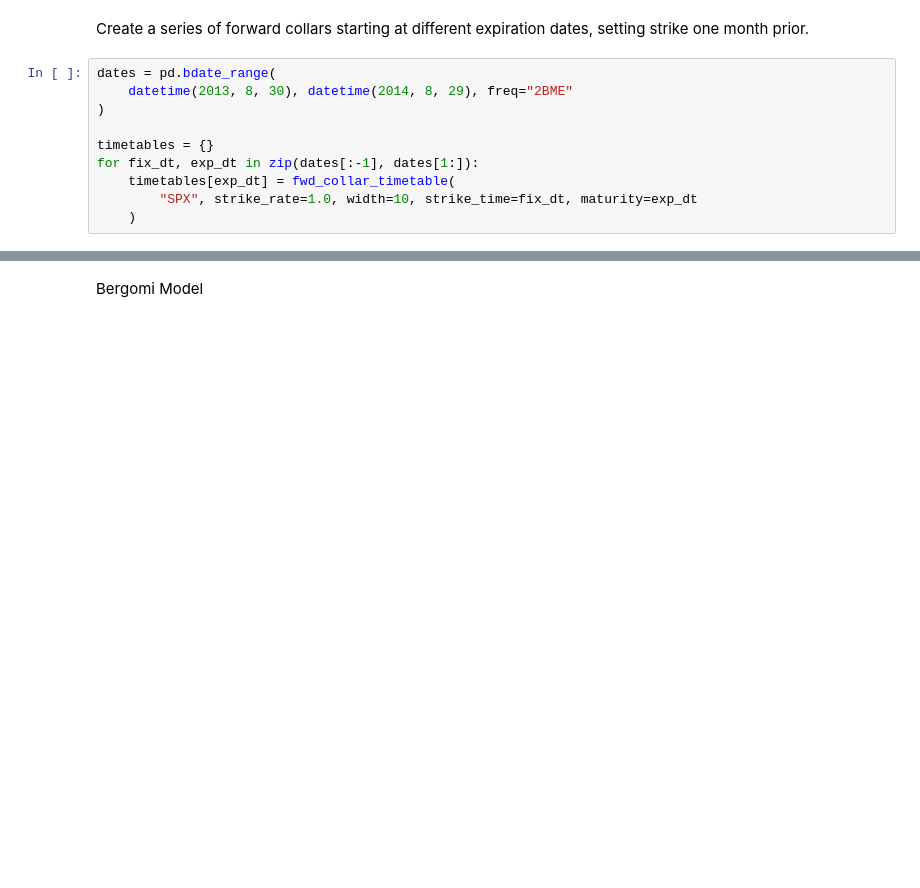
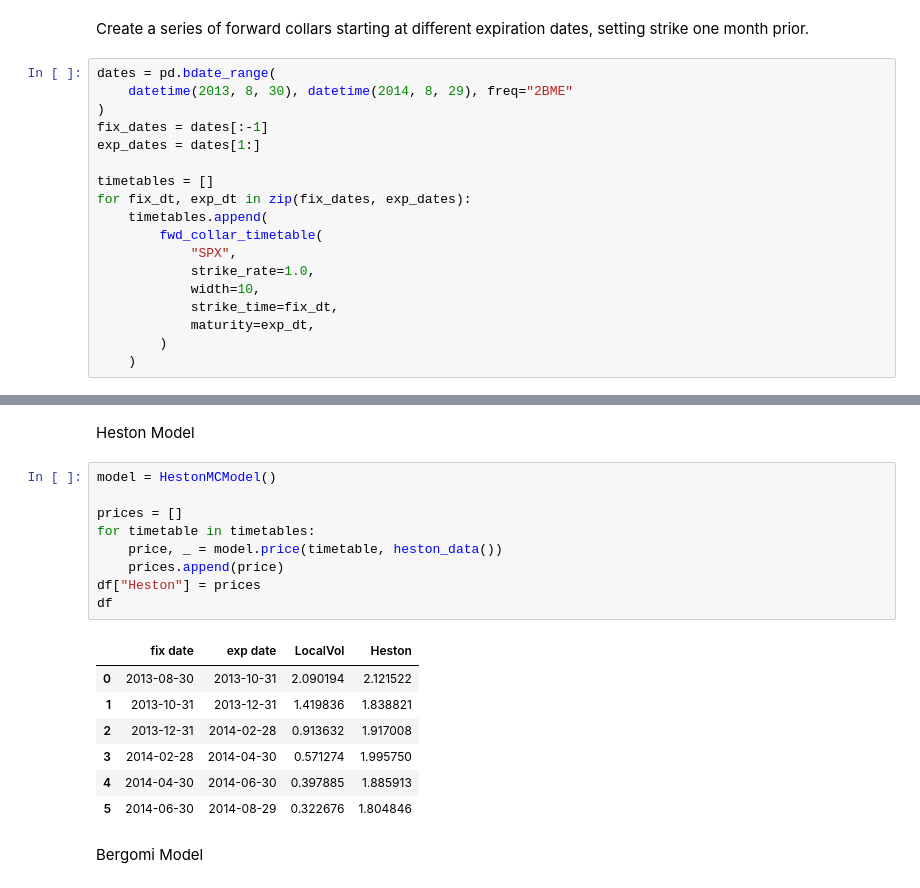
Before and after one commit to qatwalk/eq, a Jupyter notebook: 03_FwdCollars.ipynb, the cells around one changed output, grey strips where cells are left out. Cells and saved outputs as stored; diff of their text form; blank space fills up the shorter version.

```diff
--- a/03_FwdCollars.ipynb
+++ b/03_FwdCollars.ipynb
@@ -82,9 +94,17 @@ Create a series of forward collars starting at different expiration dates, setti
 dates = pd.bdate_range(
     datetime(2013, 8, 30), datetime(2014, 8, 29), freq="2BME"
 )
+fix_dates = dates[:-1]
+exp_dates = dates[1:]
 
-timetables = {}
-for fix_dt, exp_dt in zip(dates[:-1], dates[1:]):
-    timetables[exp_dt] = fwd_collar_timetable(
-        "SPX", strike_rate=1.0, width=10, strike_time=fix_dt, maturity=exp_dt
+timetables = []
+for fix_dt, exp_dt in zip(fix_dates, exp_dates):
+    timetables.append(
+        fwd_collar_timetable(
+            "SPX",
+            strike_rate=1.0,
+            width=10,
+            strike_time=fix_dt,
+            maturity=exp_dt,
+        )
     )
@@ -91,3 +134,22 @@ for fix_dt, exp_dt in zip(dates[:-1], dates[1:]):
+# %% [markdown]
+Heston Model
+# %%
+model = HestonMCModel()
+
+prices = []
+for timetable in timetables:
+    price, _ = model.price(timetable, heston_data())
+    prices.append(price)
+df["Heston"] = prices
+df
+# %% [output]
+|  | fix date | exp date | LocalVol | Heston |
+| 0 | 2013-08-30 | 2013-10-31 | 2.090194 | 2.121522 |
+| 1 | 2013-10-31 | 2013-12-31 | 1.419836 | 1.838821 |
+| 2 | 2013-12-31 | 2014-02-28 | 0.913632 | 1.917008 |
+| 3 | 2014-02-28 | 2014-04-30 | 0.571274 | 1.995750 |
+| 4 | 2014-04-30 | 2014-06-30 | 0.397885 | 1.885913 |
+| 5 | 2014-06-30 | 2014-08-29 | 0.322676 | 1.804846 |
 # %% [markdown]
 Bergomi Model
 # %%
```
Also changed, not shown: parts of 13 cells of this notebook, 3 other files.
